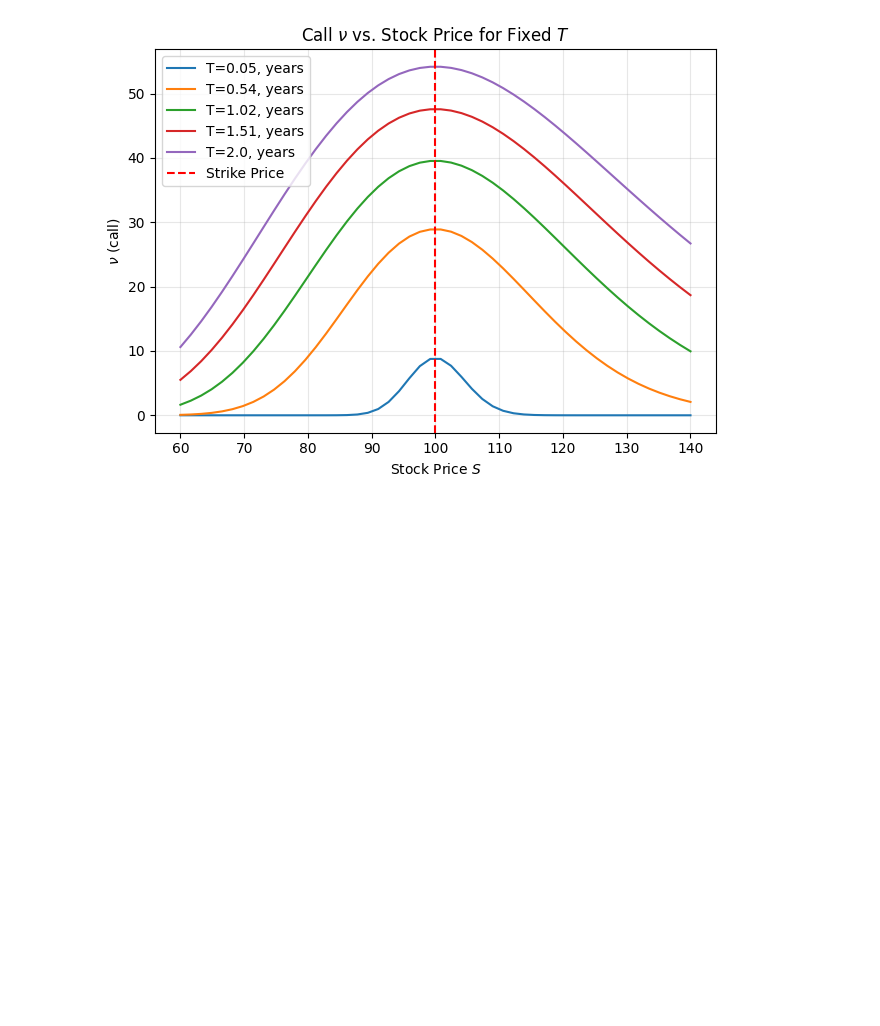
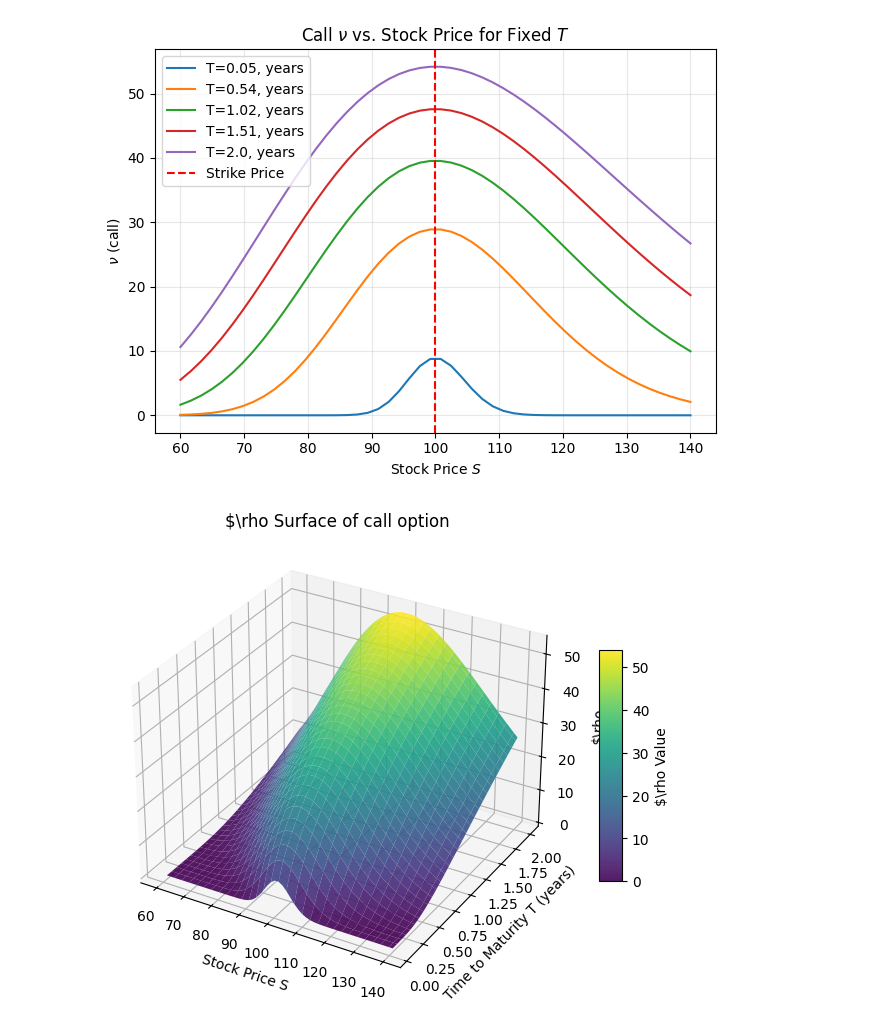
Before and after one commit to conformist89/greeks, a Jupyter notebook: greeks.ipynb, the cells around one changed output. Cells and saved outputs as stored; diff of their text form; code cells hidden in the pictures; blank space fills up the shorter version.

```diff
--- a/greeks.ipynb
+++ b/greeks.ipynb
@@ -141,6 +152,8 @@ def delta_3d_surf(delt, S_grid, T_grid, greek_l, opt_type="call"):
         gr_l = r"$\Gamma$"
     elif greek_l == "vega":
         gr_l = "$\\nu$"
+    elif greek_l == "rho":
+        gr_l = "$\\rho"
     else:
         raise ValueError(f"Unknown greek_l: {greek_l}")
 
@@ -308,3 +325,8 @@ plot_greek_vs_S("vega", K, r, sigm,fixed_time,
                     st_points, opt_type="call")
 # %% [output]
 [figure]
+# %%
+rho_call = greek_vega(K, S_grid, r, sigm, T_grid, "rho")
+delta_3d_surf(rho_call, S_grid, T_grid, "rho", opt_type="call")
+# %% [output]
+[figure, added]
```
Also changed, not shown: parts of 5 cells of this notebook.
